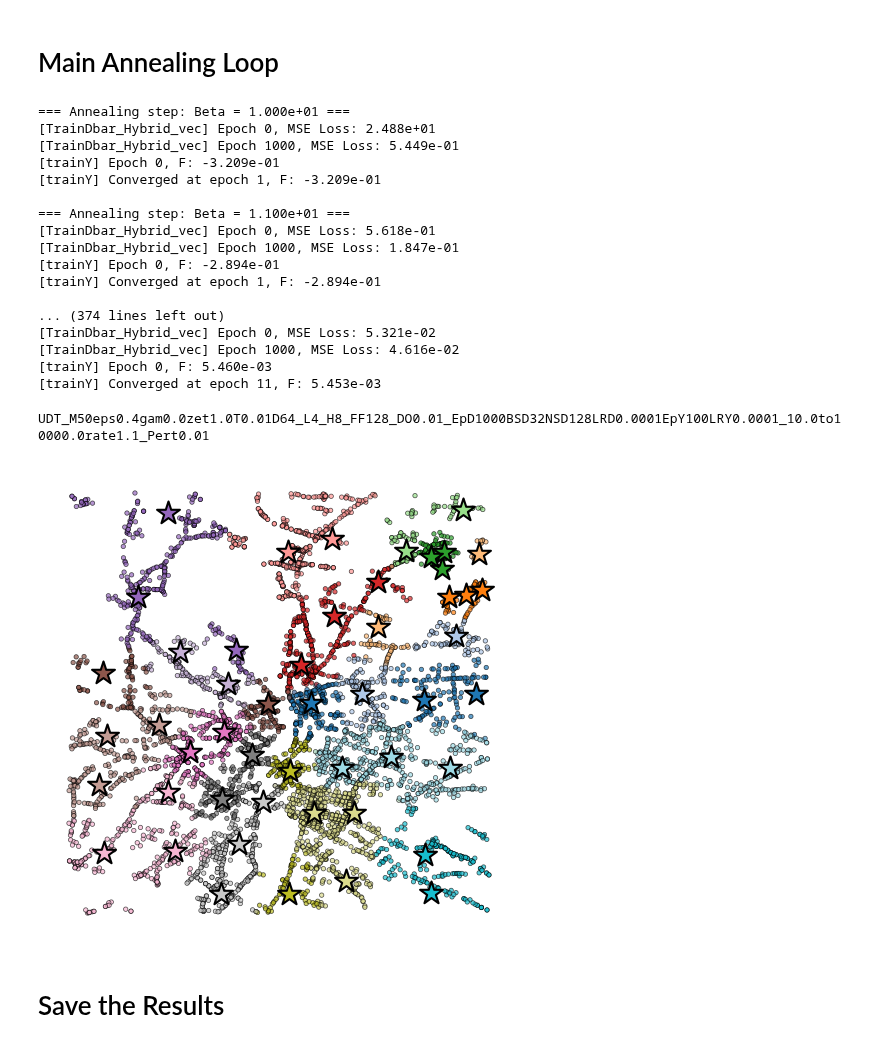
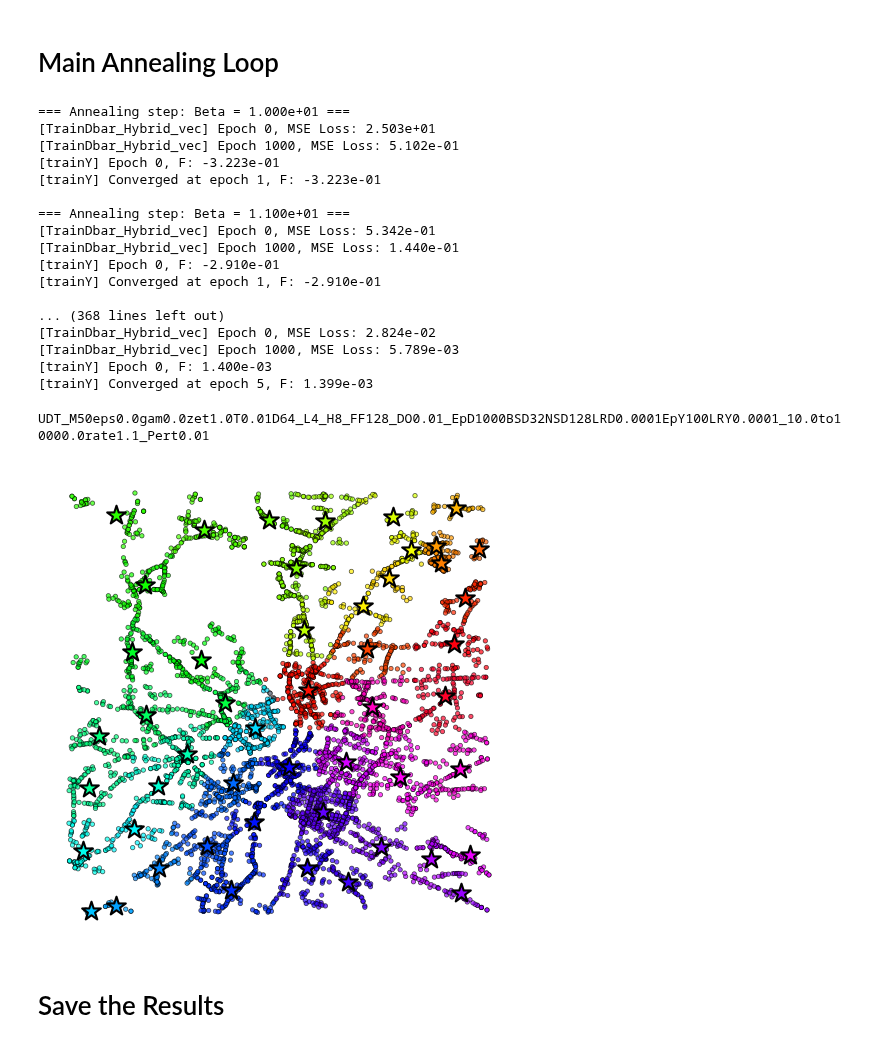
Before and after one commit to salar96/AutonomyAwareClustering, a Jupyter notebook: ReinforcementBasedClustering/DeepClusteringParametrized.ipynb, the cells around one changed output. Cells and saved outputs as stored; diff of their text form; code cells hidden in the pictures.

```diff
--- a/ReinforcementBasedClustering/DeepClusteringParametrized.ipynb
+++ b/ReinforcementBasedClustering/DeepClusteringParametrized.ipynb
@@ -40,7 +40,7 @@ scenario_name = f"UDT_M{M}"
 # %% [markdown]
 # Creating Environment
 # %%
-eps = 0.4
+eps = 0.0
 gamma = 0.0
 zeta = 1.0
 T = 0.01
@@ -157,34 +157,35 @@ scenario_name += f"EpY{EPOCHS_TRAIN_Y}LRY{LR_TRAIN_Y}"
 scenario_name += f"_{BETA_INIT}to{BETA_F}rate{BETA_GROWTH_RATE}_Pert{PERTURBATION_STD}"
 # %% [output]
 === Annealing step: Beta = 1.000e+01 ===
-[TrainDbar_Hybrid_vec] Epoch 0, MSE Loss: 2.488e+01
-[TrainDbar_Hybrid_vec] Epoch 1000, MSE Loss: 5.449e-01
-[trainY] Epoch 0, F: -3.209e-01
-[trainY] Converged at epoch 1, F: -3.209e-01
+[TrainDbar_Hybrid_vec] Epoch 0, MSE Loss: 2.503e+01
+[TrainDbar_Hybrid_vec] Epoch 1000, MSE Loss: 5.102e-01
+[trainY] Epoch 0, F: -3.223e-01
+[trainY] Converged at epoch 1, F: -3.223e-01
 
 === Annealing step: Beta = 1.100e+01 ===
-[TrainDbar_Hybrid_vec] Epoch 0, MSE Loss: 5.618e-01
-[TrainDbar_Hybrid_vec] Epoch 1000, MSE Loss: 1.847e-01
-[trainY] Epoch 0, F: -2.894e-01
-[trainY] Converged at epoch 1, F: -2.894e-01
+[TrainDbar_Hybrid_vec] Epoch 0, MSE Loss: 5.342e-01
+[TrainDbar_Hybrid_vec] Epoch 1000, MSE Loss: 1.440e-01
+[trainY] Epoch 0, F: -2.910e-01
+[trainY] Converged at epoch 1, F: -2.910e-01
 
-... (374 lines left out)
-[TrainDbar_Hybrid_vec] Epoch 0, MSE Loss: 5.321e-02
-[TrainDbar_Hybrid_vec] Epoch 1000, MSE Loss: 4.616e-02
-[trainY] Epoch 0, F: 5.460e-03
-[trainY] Converged at epoch 11, F: 5.453e-03
+... (368 lines left out)
+[TrainDbar_Hybrid_vec] Epoch 0, MSE Loss: 2.824e-02
+[TrainDbar_Hybrid_vec] Epoch 1000, MSE Loss: 5.789e-03
+[trainY] Epoch 0, F: 1.400e-03
+[trainY] Converged at epoch 5, F: 1.399e-03
 # %%
-
 from Plotter import PlotClustering
 
 
 X_np = X.detach().cpu().numpy()
 y_np = Y_opt.detach().cpu().numpy()
 print(scenario_name)
-PlotClustering(X_np, y_np, pi, figsize = (12,6),cmap='tab20',point_size=10)
+PlotClustering(
+    X_np, y_np, pi, figsize=(12, 6), cmap="gist_rainbow", point_size=10, centroid_size=200
+)
 # %% [output]
-UDT_M50eps0.4gam0.0zet1.0T0.01D64_L4_H8_FF128_DO0.01_EpD1000BSD32NSD128LRD0.0001EpY100LRY0.0001_10.0to10000.0rate1.1_Pert0.01
+UDT_M50eps0.0gam0.0zet1.0T0.01D64_L4_H8_FF128_DO0.01_EpD1000BSD32NSD128LRD0.0001EpY100LRY0.0001_10.0to10000.0rate1.1_Pert0.01
-[figure, old version]
+[figure, new version]
 # %% [markdown]
 # Save the Results
 # %%
```
Also changed, not shown: 2 other files.
